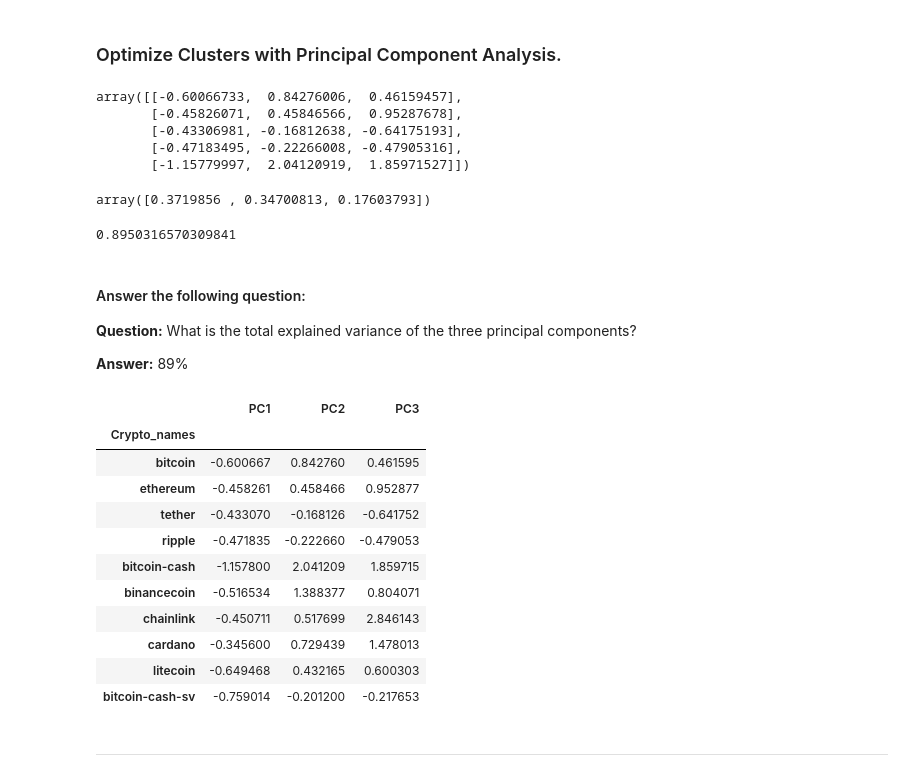
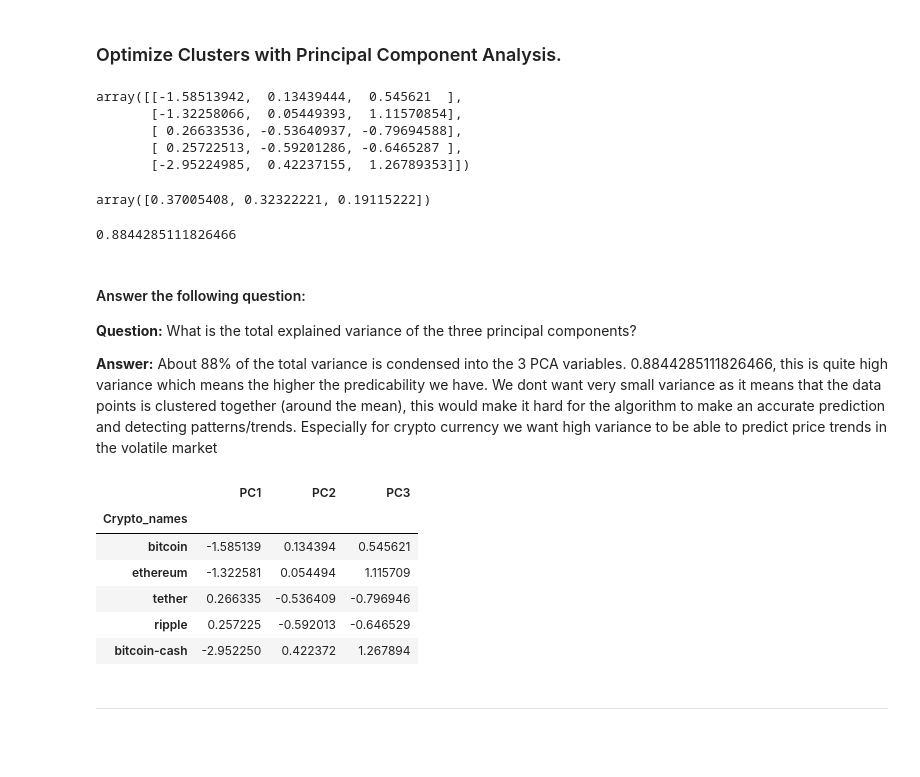
Before and after one commit to vivsarraf/CryptoClustering, a Jupyter notebook: Crypto_Clustering.ipynb, the cells around one changed output. Saved outputs shown, nothing was run; the diff lists cells and outputs as text; code cells hidden in the pictures; blank space fills up the shorter version.

```diff
--- a/Crypto_Clustering.ipynb
+++ b/Crypto_Clustering.ipynb
@@ -181,63 +181,59 @@ pca = PCA(n_components=3)
 # %%
 # Use the PCA model with `fit_transform` to reduce to
 # three principal components.
-market_data_pca = pca.fit_transform(df_market_data_scaled)
+market_data_pca = pca.fit_transform(df_market_data_scaled_prediction)
 
 # View the first five rows of the DataFrame.
 market_data_pca[:5]
 # %% [output]
-array([[-0.60066733,  0.84276006,  0.46159457],
-       [-0.45826071,  0.45846566,  0.95287678],
-       [-0.43306981, -0.16812638, -0.64175193],
-       [-0.47183495, -0.22266008, -0.47905316],
-       [-1.15779997,  2.04120919,  1.85971527]])
+array([[-1.58513942,  0.13439444,  0.545621  ],
+       [-1.32258066,  0.05449393,  1.11570854],
+       [ 0.26633536, -0.53640937, -0.79694588],
+       [ 0.25722513, -0.59201286, -0.6465287 ],
+       [-2.95224985,  0.42237155,  1.26789353]])
 # %%
 # Retrieve the explained variance to determine how much information
 # can be attributed to each principal component.
 pca.explained_variance_ratio_
 # %% [output]
-array([0.3719856 , 0.34700813, 0.17603793])
+array([0.37005408, 0.32322221, 0.19115222])
 # %%
 import numpy as np
 total_explained_variance = np.sum(pca.explained_variance_ratio_)
 total_explained_variance
 # %% [output]
-0.8950316570309841
+0.8844285111826466
-# %% [markdown]
-#### Answer the following question:
-
-**Question:** What is the total explained variance of the three principal components?
-
-**Answer:** 89%
+# %% [markdown]
+#### Answer the following question:
+
+**Question:** What is the total explained variance of the three principal components?
+
+**Answer:** About 88% of the total variance is condensed into the 3 PCA variables.
+0.8844285111826466, this is quite high variance which means the higher the predicability we have. We dont want very small variance as it means that the data points is clustered together (around the mean), this would make it hard for the algorithm to make an accurate prediction and detecting patterns/trends. Especially for crypto currency we want high variance to be able to predict price trends in the volatile market
 # %%
 # Create a new DataFrame with the PCA data.
 market_data_pca_df = pd.DataFrame(
     market_data_pca,
     columns=["PC1", "PC2" , "PC3"]
 )
 
 
 # Copy the crypto names from the original data
 market_data_pca_df["Crypto_names"]=df_market_data.index
 
 # Set the coinid column as index
 market_data_pca_df=market_data_pca_df.set_index('Crypto_names')
 
 # Display sample data
-market_data_pca_df.head(10)
+market_data_pca_df.head()
 # %% [output]
 |  | PC1 | PC2 | PC3 |
 | Crypto_names |  |  |  |
-| bitcoin | -0.600667 | 0.842760 | 0.461595 |
-| ethereum | -0.458261 | 0.458466 | 0.952877 |
-| tether | -0.433070 | -0.168126 | -0.641752 |
-| ripple | -0.471835 | -0.222660 | -0.479053 |
-| bitcoin-cash | -1.157800 | 2.041209 | 1.859715 |
-| binancecoin | -0.516534 | 1.388377 | 0.804071 |
-| chainlink | -0.450711 | 0.517699 | 2.846143 |
-| cardano | -0.345600 | 0.729439 | 1.478013 |
-| litecoin | -0.649468 | 0.432165 | 0.600303 |
-| bitcoin-cash-sv | -0.759014 | -0.201200 | -0.217653 |
+| bitcoin | -1.585139 | 0.134394 | 0.545621 |
+| ethereum | -1.322581 | 0.054494 | 1.115709 |
+| tether | 0.266335 | -0.536409 | -0.796946 |
+| ripple | 0.257225 | -0.592013 | -0.646529 |
+| bitcoin-cash | -2.952250 | 0.422372 | 1.267894 |
 # %% [markdown]
 ---
 # %% [markdown]
```
Also changed, not shown: parts of 7 cells of this notebook.
